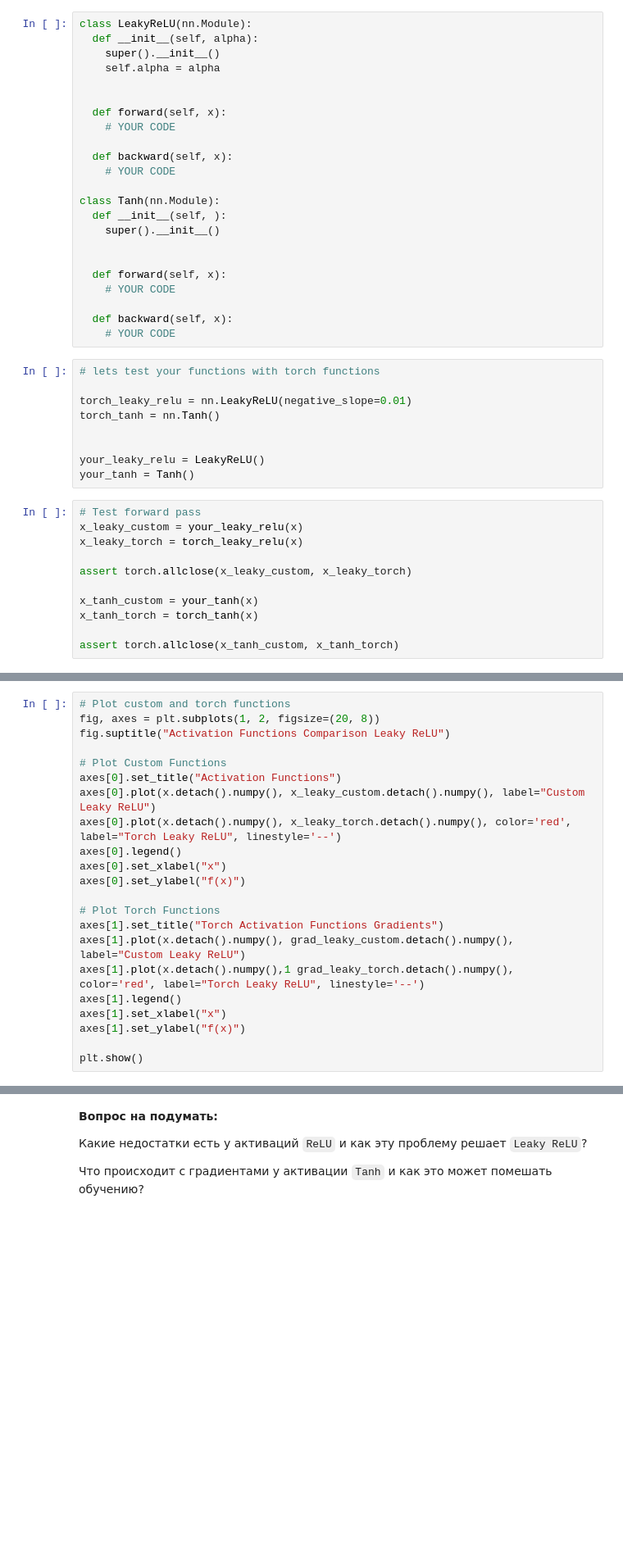
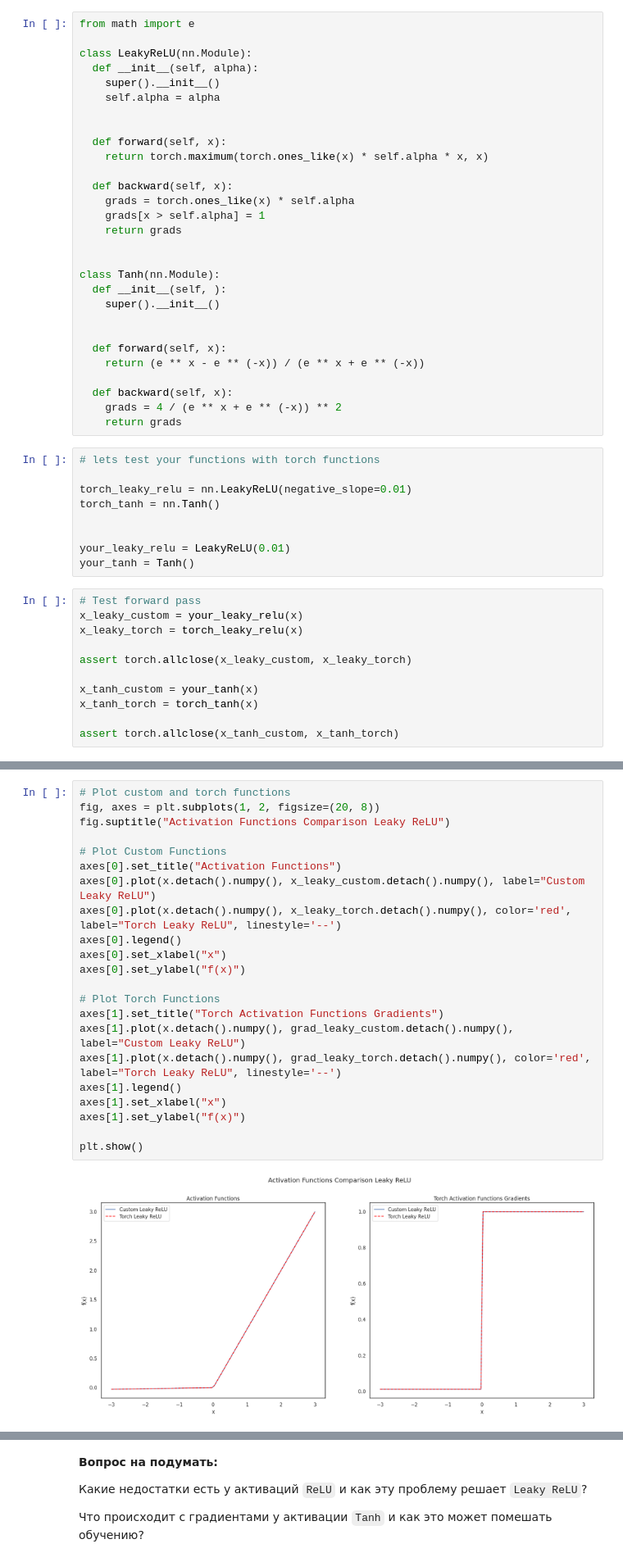
Before and after one commit to bbalandin/Trial, a Jupyter notebook: week_05_convolutional_nets/Homework/hw_4_conv_cnn.ipynb, the cells around one changed output, grey strips where cells are left out. Shown at 82% size. Saved outputs shown, nothing was run; the diff lists cells and outputs as text; blank space fills up the shorter version.

```diff
--- a/week_05_convolutional_nets/Homework/hw_4_conv_cnn.ipynb
+++ b/week_05_convolutional_nets/Homework/hw_4_conv_cnn.ipynb
@@ -712,6 +741,8 @@ plt.show()
 # %% [markdown]
 Теперь самостоятельно реализуйте две другие функции активаций.
 # %%
+from math import e
+
 class LeakyReLU(nn.Module):
   def __init__(self, alpha):
     super().__init__()
@@ -719,10 +750,13 @@ class LeakyReLU(nn.Module):
 
 
   def forward(self, x):
-    # YOUR CODE
+    return torch.maximum(torch.ones_like(x) * self.alpha * x, x)
 
   def backward(self, x):
-    # YOUR CODE
+    grads = torch.ones_like(x) * self.alpha
+    grads[x > self.alpha] = 1
+    return grads
+
 
 class Tanh(nn.Module):
   def __init__(self, ):
@@ -730,10 +764,11 @@ class Tanh(nn.Module):
 
 
   def forward(self, x):
-    # YOUR CODE
+    return (e ** x - e ** (-x)) / (e ** x + e ** (-x))
 
   def backward(self, x):
-    # YOUR CODE
+    grads = 4 / (e ** x + e ** (-x)) ** 2
+    return grads
 # %%
 # lets test your functions with torch functions
 
@@ -741,7 +776,7 @@ torch_leaky_relu = nn.LeakyReLU(negative_slope=0.01)
 torch_tanh = nn.Tanh()
 
 
-your_leaky_relu = LeakyReLU()
+your_leaky_relu = LeakyReLU(0.01)
 your_tanh = Tanh()
 # %%
 # Test forward pass
@@ -775,25 +809,27 @@ assert torch.allclose(grad_tanh_custom, grad_tanh_torch)
 # %%
 # Plot custom and torch functions
 fig, axes = plt.subplots(1, 2, figsize=(20, 8))
 fig.suptitle("Activation Functions Comparison Leaky ReLU")
 
 # Plot Custom Functions
 axes[0].set_title("Activation Functions")
 axes[0].plot(x.detach().numpy(), x_leaky_custom.detach().numpy(), label="Custom Leaky ReLU")
 axes[0].plot(x.detach().numpy(), x_leaky_torch.detach().numpy(), color='red', label="Torch Leaky ReLU", linestyle='--')
 axes[0].legend()
 axes[0].set_xlabel("x")
 axes[0].set_ylabel("f(x)")
 
 # Plot Torch Functions
 axes[1].set_title("Torch Activation Functions Gradients")
 axes[1].plot(x.detach().numpy(), grad_leaky_custom.detach().numpy(), label="Custom Leaky ReLU")
-axes[1].plot(x.detach().numpy(),1 grad_leaky_torch.detach().numpy(), color='red', label="Torch Leaky ReLU", linestyle='--')
+axes[1].plot(x.detach().numpy(), grad_leaky_torch.detach().numpy(), color='red', label="Torch Leaky ReLU", linestyle='--')
 axes[1].legend()
 axes[1].set_xlabel("x")
 axes[1].set_ylabel("f(x)")
 
 plt.show()
+# %% [output]
+[figure, added]
 # %%
 # Plot custom and torch functions
 fig, axes = plt.subplots(1, 2, figsize=(20, 8))
```
Also changed, not shown: parts of 12 cells of this notebook.
